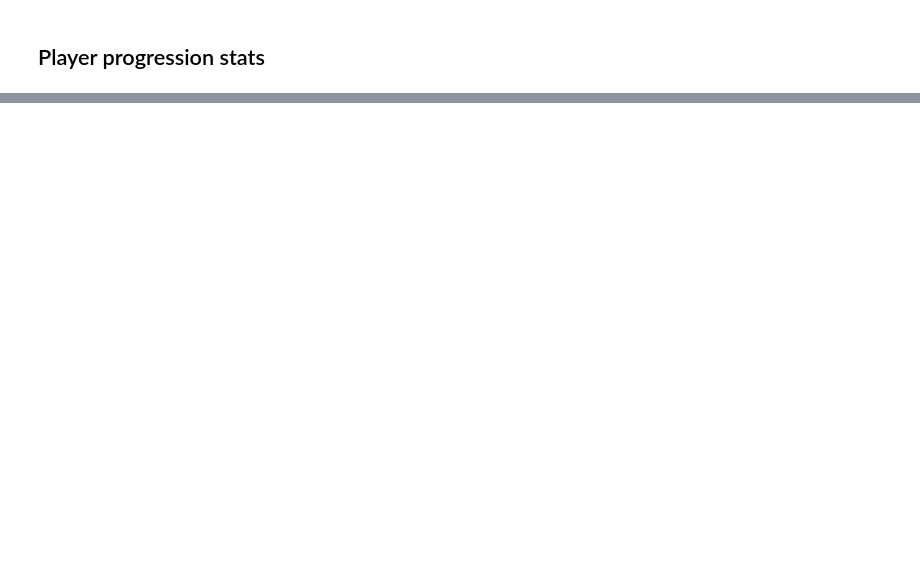
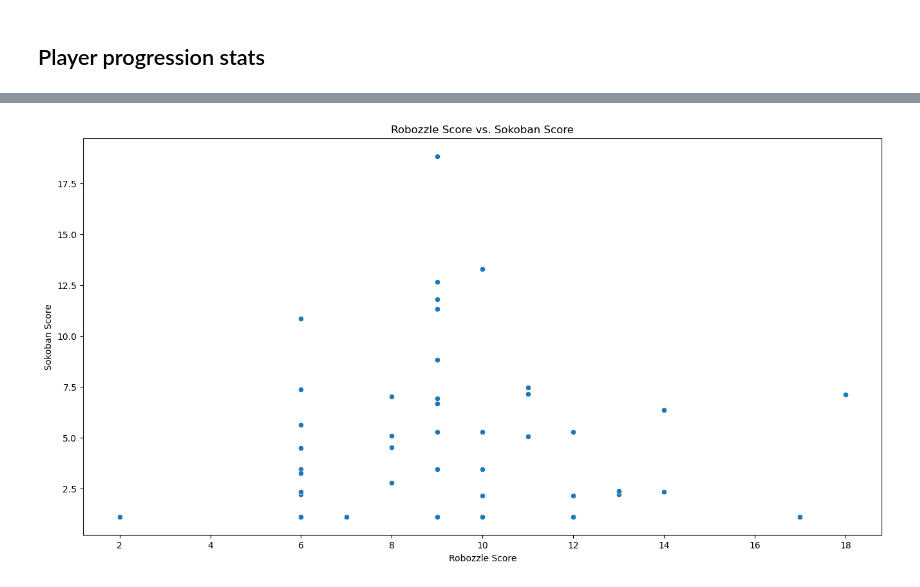
Before and after one commit to Whovillage/sokoban-analysis, a Jupyter notebook: sokoban.ipynb, the cells around one changed output, grey strips where cells are left out. Cells and saved outputs as stored; diff of their text form; code cells hidden in the pictures; blank space fills up the shorter version.

```diff
--- a/sokoban.ipynb
+++ b/sokoban.ipynb
@@ -100,6 +61,12 @@ plt.show()
 # %% [markdown]
 ## Levels ordered by success rate
 # %%
+
+df_per_level = df.sort_values(by='level_id', ascending=True)
+level_weights = (1/ (df_per_level['success_percentage'] / 100)).tolist()
+
+print(level_weights)
+
 df['level_id'] = df['level_id'].astype(str)
 df = df.sort_values(by='success_percentage', ascending=False)
 
@@ -210,0 +210,22 @@ Name: level_id, dtype: int64
+# %%
+# pull in robozzle.csv
+robozzle = pd.read_csv('robozzle.csv')
+robozzle = robozzle[['nationalid', 'selectionsprintxp', 'zzzlegamelastlevel']]
+robozzle = robozzle.dropna(subset=['nationalid'])
+robozzle = robozzle.sort_values(by='zzzlegamelastlevel', ascending=False).drop_duplicates(subset='nationalid', keep='first')
+
+
+games_filtered = games_filtered.merge(robozzle, left_on='id_code', right_on='nationalid')
+
+completed_levels['level_id'] = completed_levels['level_id'].astype(int)
+completed_levels['sokoban_score'] = completed_levels['level_id'].apply(lambda x: level_weights[x])
+
+df_scores = completed_levels.groupby('game_id')['sokoban_score'].sum().reset_index()
+df_scores.rename(columns={'game_id': 'id'}, inplace=True)
+
+df_games = pd.merge(games_filtered, df_scores, on='id', how='left')
+df_games['sokoban_score'] = df_games['sokoban_score'].fillna(0)
+
+df_games.head(10)
+
+# [1.1022727272727273, 2.9333333333333336, 2.0, 4.333333333333334, 7.142857142857142, 1.2325581395348837, 1.051282051282051, 1.6666666666666667, 3.5, 3.4, 3.0666666666666664, 5.857142857142857, 1.2727272727272727, 3.1176470588235294, 5.0]
@@ -210,0 +244,11 @@ Name: level_id, dtype: int64
+# %%
+# plot zzzlegamelastlevel from df_games against sokoban_score
+
+plt.figure(figsize=(16, 8))
+sns.scatterplot(x='zzzlegamelastlevel', y='sokoban_score', data=df_games)
+plt.xlabel('Robozzle Score')
+plt.ylabel('Sokoban Score')
+plt.title('Robozzle Score vs. Sokoban Score')
+plt.show()
+# %% [output]
+[figure, added]
```
Also changed, not shown: parts of 17 cells of this notebook, 1 other file.
